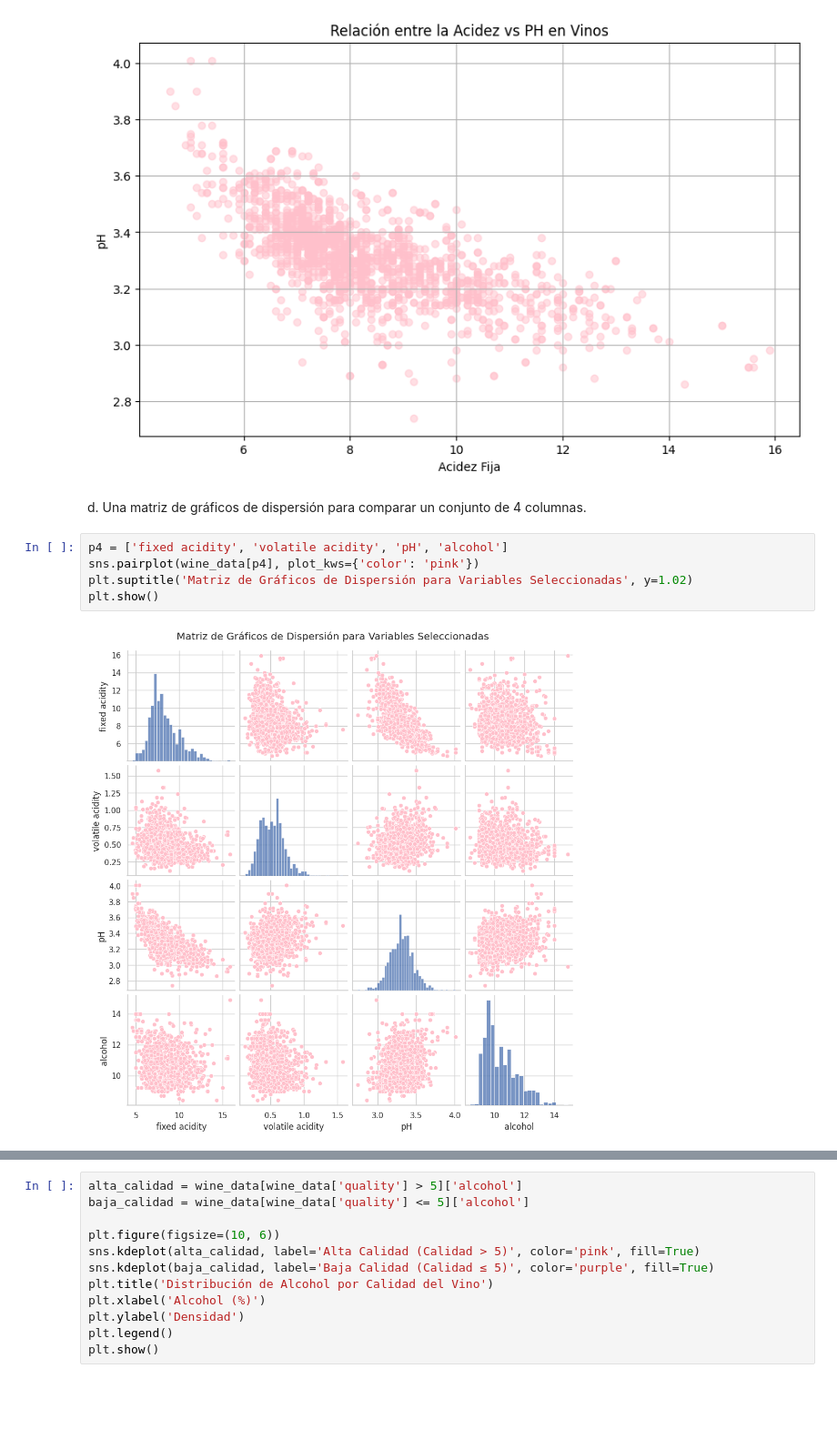
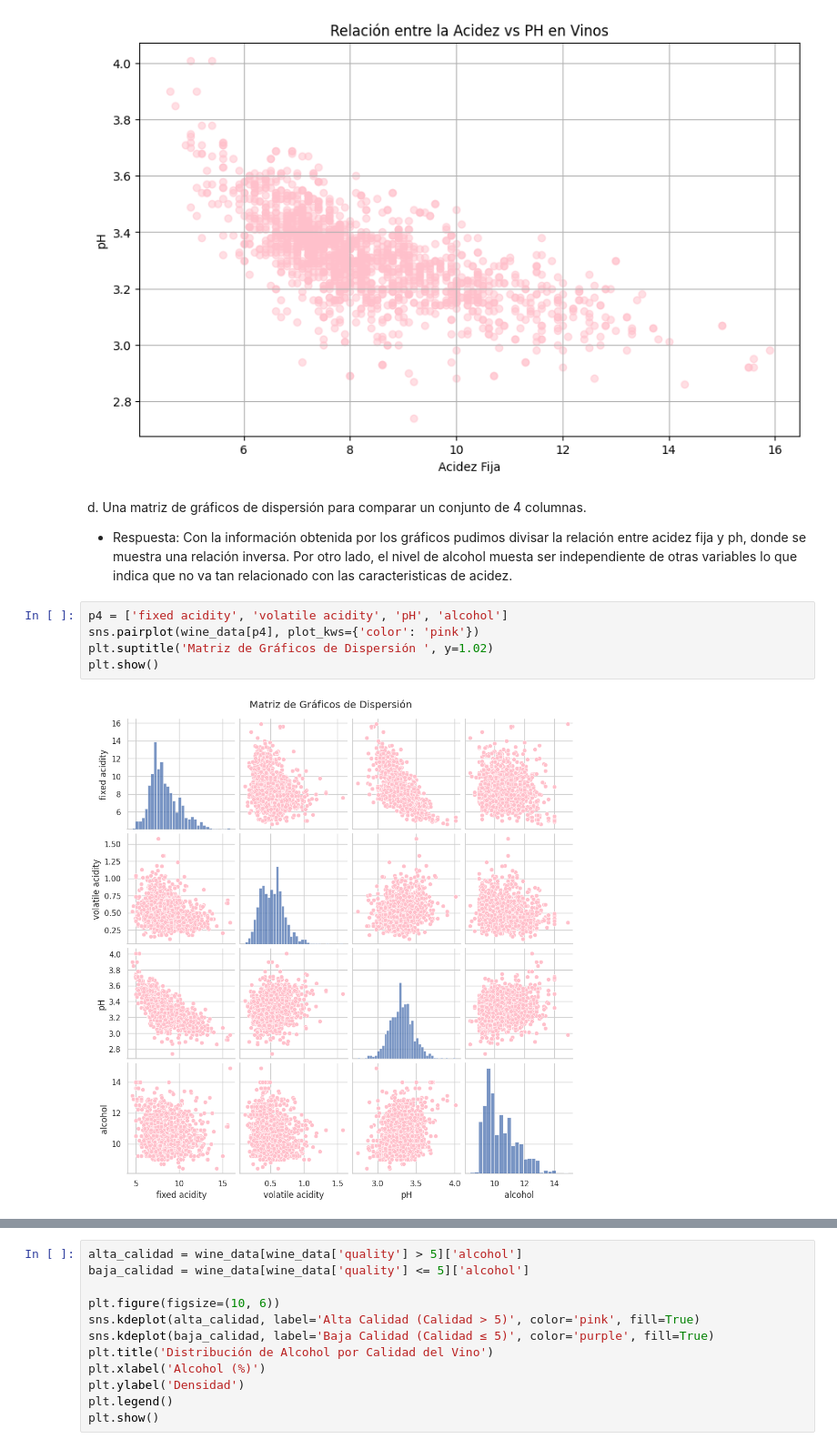
Before and after one commit to Carolinsrainbow/UC_VisualizacionDeDatos, a Jupyter notebook: VDD_|_Trabajo_final_Carolina_Herrera_Azolas.ipynb, the cells around one changed output, grey strips where cells are left out. Shown at 91% size. Drawn from its saved outputs; the diff is of its cells as text; blank space fills up the shorter version.

```diff
--- a/VDD_|_Trabajo_final_Carolina_Herrera_Azolas.ipynb
+++ b/VDD_|_Trabajo_final_Carolina_Herrera_Azolas.ipynb
@@ -122,12 +127,14 @@ plt.grid(True)
 plt.show()
 # %% [output]
 [figure]
-# %% [markdown]
-d.	Una matriz de gráficos de dispersión para comparar un conjunto de 4 columnas.
+# %% [markdown]
+d.	Una matriz de gráficos de dispersión para comparar un conjunto de 4 columnas.
+- Respuesta:
+Con la información obtenida por los gráficos pudimos divisar la relación entre acidez fija y ph, donde se muestra una relación inversa. Por otro lado, el nivel de alcohol muesta ser independiente de otras variables lo que indica que no va tan relacionado con las caracteristicas de acidez.
 # %%
 p4 = ['fixed acidity', 'volatile acidity', 'pH', 'alcohol']
 sns.pairplot(wine_data[p4], plot_kws={'color': 'pink'})
-plt.suptitle('Matriz de Gráficos de Dispersión para Variables Seleccionadas', y=1.02)
+plt.suptitle('Matriz de Gráficos de Dispersión ', y=1.02)
 plt.show()
 # %% [output]
-[figure, old version]
+[figure, new version]
```
Also changed, not shown: parts of 13 cells of this notebook.
